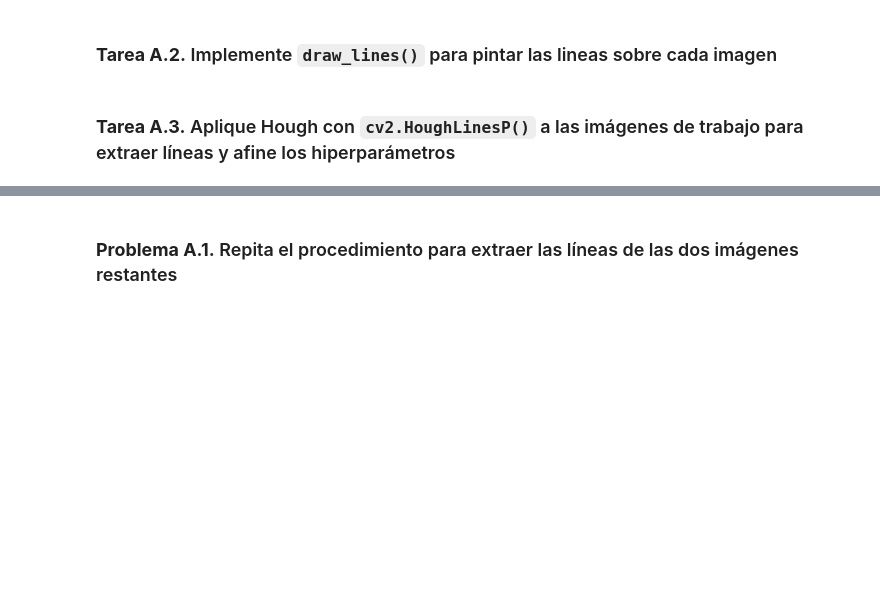
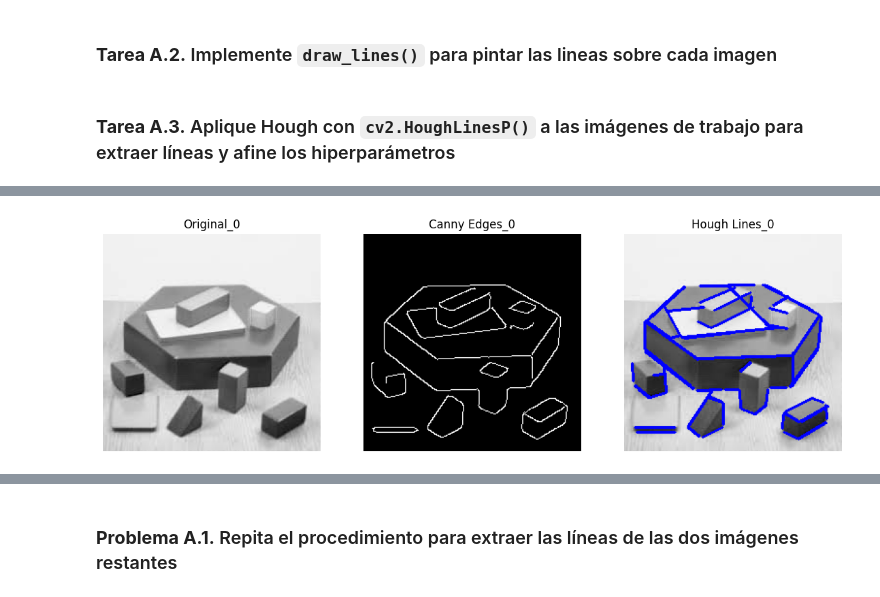
Before and after one commit to beajimeenez/Practicas_Computer_Vision, a Jupyter notebook: Lab_4/src/partA.ipynb, the cells around one changed output, grey strips where cells are left out. Saved outputs shown, nothing was run; the diff lists cells and outputs as text; code cells hidden in the pictures; blank space fills up the shorter version.

```diff
--- a/Lab_4/src/partA.ipynb
+++ b/Lab_4/src/partA.ipynb
@@ -87,10 +108,13 @@ show_image("edge image 2", edge_img2)
 # %%
 # TODO Draw the lines on the images. A line is a tuple of 4 integers (x1, y1, x2, y2) where (x1, y1) and (x2, y2) are the coordinates of the two points of the line.
 def draw_lines(img, lines, color, thickness):
-    img_out = img.copy()
-    for (x1, y1, x2, y2) in lines:
-        cv2.line(img, (x1, y1), (x2, y2), color, thickness)
 
-    return img_out
+    img_with_lines = img.copy()
+    for line in lines:
+        # Algunas implementaciones devuelven [[x1, y1, x2, y2]], otras [x1, y1, x2, y2]
+        x1, y1, x2, y2 = line[0]
+        cv2.line(img_with_lines, (x1, y1), (x2, y2), color, thickness)
+
+    return img_with_lines
 # %% [markdown]
 ### **Tarea A.3.** Aplique Hough con `cv2.HoughLinesP()` a las imágenes de trabajo para extraer líneas y afine los hiperparámetros
@@ -146,0 +121,80 @@ show_image("Hough lines on image 1", img_copy)
+# %%
+# TODO Apply the hough transform to the images, play with the parameters to get a good result
+
+# 1st image
+
+# Define the hough transform parameters
+
+# Resolución en píxeles (distancia)
+rhos = [1, 1]
+# Resolución angular (1 grado)
+thetas = [np.pi / 180, np.pi / 180]
+# Número mínimo de votos (ajustable)
+thresholds = [15, 15]
+# Longitud mínima de línea aceptada
+min_line_lengths = [10, 10]
+# Máxima separación entre segmentos para unirlos
+max_line_gaps = [10, 10]
+
+# Get the edge images
+edges = edge_imgs_first2.copy()
+
+# Apply the hough transform
+lines1 = cv2.HoughLinesP(edges[0], rhos[0], thetas[0], thresholds[0], minLineLength=min_line_lengths[0], maxLineGap=max_line_gaps[0])
+
+# Draw the lines on the image (on the original image, make sure to get a copy, as draw_lines modifies the image)
+img_with_lines_1 = draw_lines(imgs_A_first2[0], lines1, color=(255, 0, 0), thickness=2)
+
+# 2nd image
+# Apply the hough transform
+lines2 = cv2.HoughLinesP(edges[1], rhos[1], thetas[1], thresholds[1], minLineLength=min_line_lengths[1], maxLineGap=max_line_gaps[1])
+
+# Draw the lines on the image (on the original image, make sure to get a copy, as draw_lines modifies the image)
+img_with_lines_2 = draw_lines(imgs_A_first2[1], lines2, color=(255, 0, 0), thickness=2)
+
+# Creamos una lista con las imágenes con líneas
+imgs_with_lines = [img_with_lines_1, img_with_lines_2]
+
+# Show the image or save it as you like
+
+def show_three_images(original_img, edges_img, hough_img, idx):
+
+    plt.figure(figsize=(14, 5))
+
+    # Original
+    plt.subplot(1, 3, 1)
+    plt.imshow(cv2.cvtColor(original_img, cv2.COLOR_BGR2RGB))
+    plt.title(f"Original_{idx}")
+    plt.axis("off")
+
+    # Canny
+    plt.subplot(1, 3, 2)
+    plt.imshow(edges_img, cmap="gray")
+    plt.title(f"Canny Edges_{idx}")
+    plt.axis("off")
+
+    # Hough
+    plt.subplot(1, 3, 3)
+    plt.imshow(cv2.cvtColor(hough_img, cv2.COLOR_BGR2RGB))
+    plt.title(f"Hough Lines_{idx}")
+    plt.axis("off")
+
+    plt.show()
+
+# Bucle para mostrar las dos imágenes con Original, Canny y Hough
+for i in range(2):
+    show_three_images(
+        original_img = imgs_A_first2[i],
+        edges_img    = edge_imgs_first2[i],
+        hough_img    = img_with_lines_1 if i == 0 else img_with_lines_2,
+        idx          = i
+    )
+
+output_folder = "T_A3_Hough_Lines"
+
+for i, img in enumerate(imgs_with_lines):
+    write_image(img, output_folder, f"A3_Hough_Lines_{i}.png")
+
+print("✔️ Imágenes guardadas correctamente en:", output_folder)
+# %% [output]
+[figure, added]
```
Also changed, not shown: parts of 7 cells of this notebook, 4 other files.
